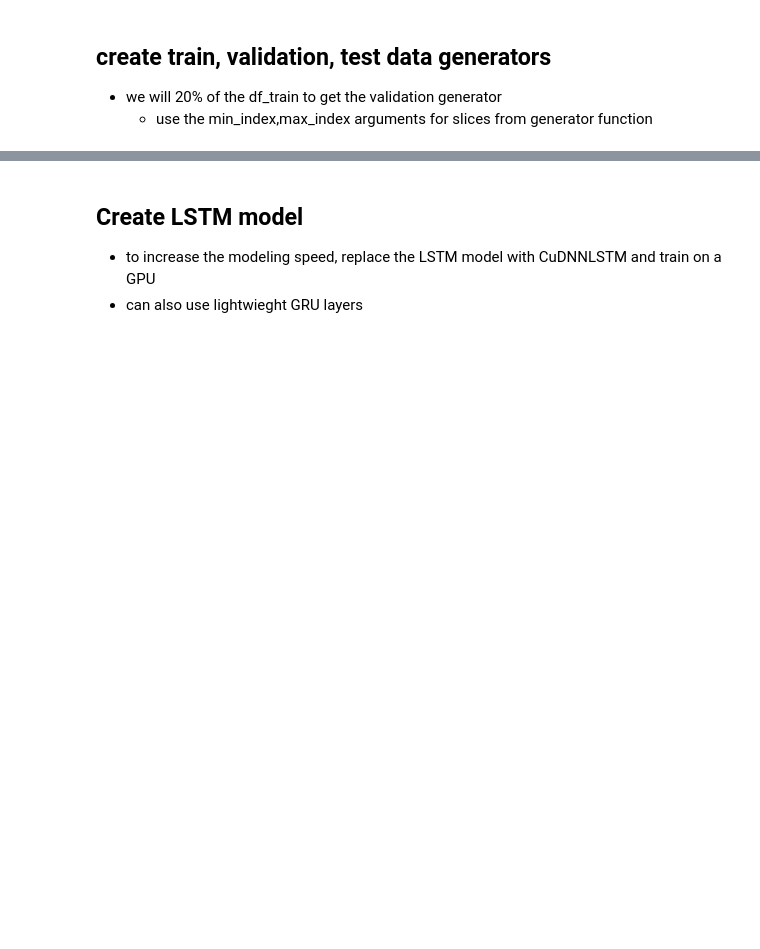
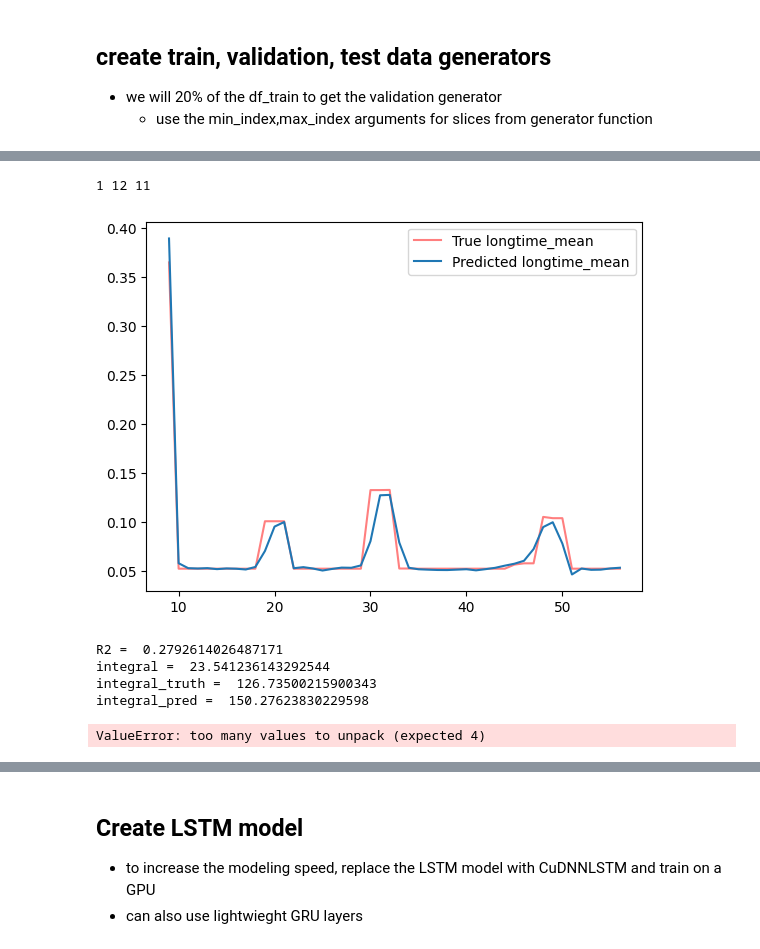
Before and after one commit to grinwi/smartboiler, a Jupyter notebook: src/smartboiler/lstm_example_with_multivariate_time_series 2.ipynb, the cells around one changed output, grey strips where cells are left out. Drawn from its saved outputs; the diff is of its cells as text; code cells hidden in the pictures; blank space fills up the shorter version.

Commit message:
update of loss in forecast

```diff
--- a/src/smartboiler/lstm_example_with_multivariate_time_series 2.ipynb
+++ b/src/smartboiler/lstm_example_with_multivariate_time_series 2.ipynb
@@ -320,0 +433,5 @@ of the data for validation and another one for testing.
+# %%
+concacted = pd.concat(one_week_prediction).reset_index(drop=True)
+# %%
+# transform to 6 columnsf df
+reshaped_df = pd.DataFrame(concacted.values.reshape(-1, 6))
@@ -320,0 +478,5 @@ of the data for validation and another one for testing.
+# %%
+left_test = datetime(2024,1,1)
+right_test = datetime(2024,3,1)
+
+df_test_direct = forecast.dataHandler.get_data_for_prediction(left_test, right_test)
@@ -321,3 +508,70 @@ of the data for validation and another one for testing.
+# %%
+
+
+num_targets = len(predicted_columns)
+len_columns = len(df_test.columns)
+num_features = len_columns - num_targets
+
+print(num_targets, len_columns, num_features)
+
+# np.expand_dims(y_truth,axis=1).shape
+y_pred_inv = np.concatenate(
+    (y_pred, np.zeros((y_pred.shape[0], num_features))), axis=1
+)
+y_pred_inv = forecast.scaler.inverse_transform(y_pred_inv)
+
+y_truth_concat = np.concatenate(
+    (y_truth, np.zeros((y_truth.shape[0], num_features))), axis=1
+)
+y_truth_concat = forecast.scaler.inverse_transform(y_truth_concat)
+
+# create a dataframe from y_pred_inv and y_truth_concat
+y_pred_inv_df = pd.DataFrame(y_pred_inv, columns=df_test.columns)
+y_truth_concat_df = pd.DataFrame(y_truth_concat, columns=df_test.columns)
+
+y_pred_inv_df['truth'] = y_truth_concat_df['longtime_mean']
+y_pred_inv_df['longtime_mean'] = y_pred_inv_df['longtime_mean']
+
+y_pred_inv_df = y_pred_inv_df.dropna()
+
+
+for i in range(num_targets):
+
+    plt.figure()
+    plt.plot(y_pred_inv_df['truth'][:48], label=f'True {predicted_columns[i]}', alpha=0.5, color='red')
+    plt.plot(y_pred_inv_df['longtime_mean'][:48], label=f'Predicted {predicted_columns[i]}')
+    plt.legend()
+    plt.show()
+    slope, intercept, r_value, p_value, std_err = stats.linregress(x=y_pred_inv_df['longtime_mean'],y=y_pred_inv_df['truth'])
+    # mse = mean_squared_error(y_true=y_truth_curr, y_pred=y_pred_curr, squared=True)
+    # rmse = mean_squared_error(y_true=y_truth_curr, y_pred=y_pred_curr, squared=False)
+
+
+    print('R2 = ',r_value*r_value)
+    # print('mse = ',mse)
+    # print('rmse = ',rmse)
+    #print integral of y_pred_curr - y_truth_curr
+    print('integral = ',np.trapz(y_pred_inv_df['truth'] - y_pred_inv_df['longtime_mean']))
+    print('integral_truth = ',np.trapz(y_pred_inv_df['longtime_mean']))
+    print('integral_pred = ',np.trapz(y_pred_inv_df['truth']))
+
+
+slope, intercept, r_value, p_value, std_err = stats.linregress(x=y_pred,y=y_truth)
+mse = mean_squared_error(y_true=y_truth, y_pred=y_pred, squared=True)
+rmse = mean_squared_error(y_true=y_truth, y_pred=y_pred, squared=False)
+
+
+print('R2 = ',r_value*r_value)
+print('mse = ',mse)
+print('rmse = ',rmse)
+# %% [output]
+1 12 11
+[figure, added]
+R2 =  0.2792614026487171
+integral =  23.541236143292544
+integral_truth =  126.73500215900343
+integral_pred =  150.27623830229598
+ValueError: too many values to unpack (expected 4)
 # %%
 
 from pytz import utc
```
Also changed, not shown: parts of 42 cells of this notebook, 1 other file.
